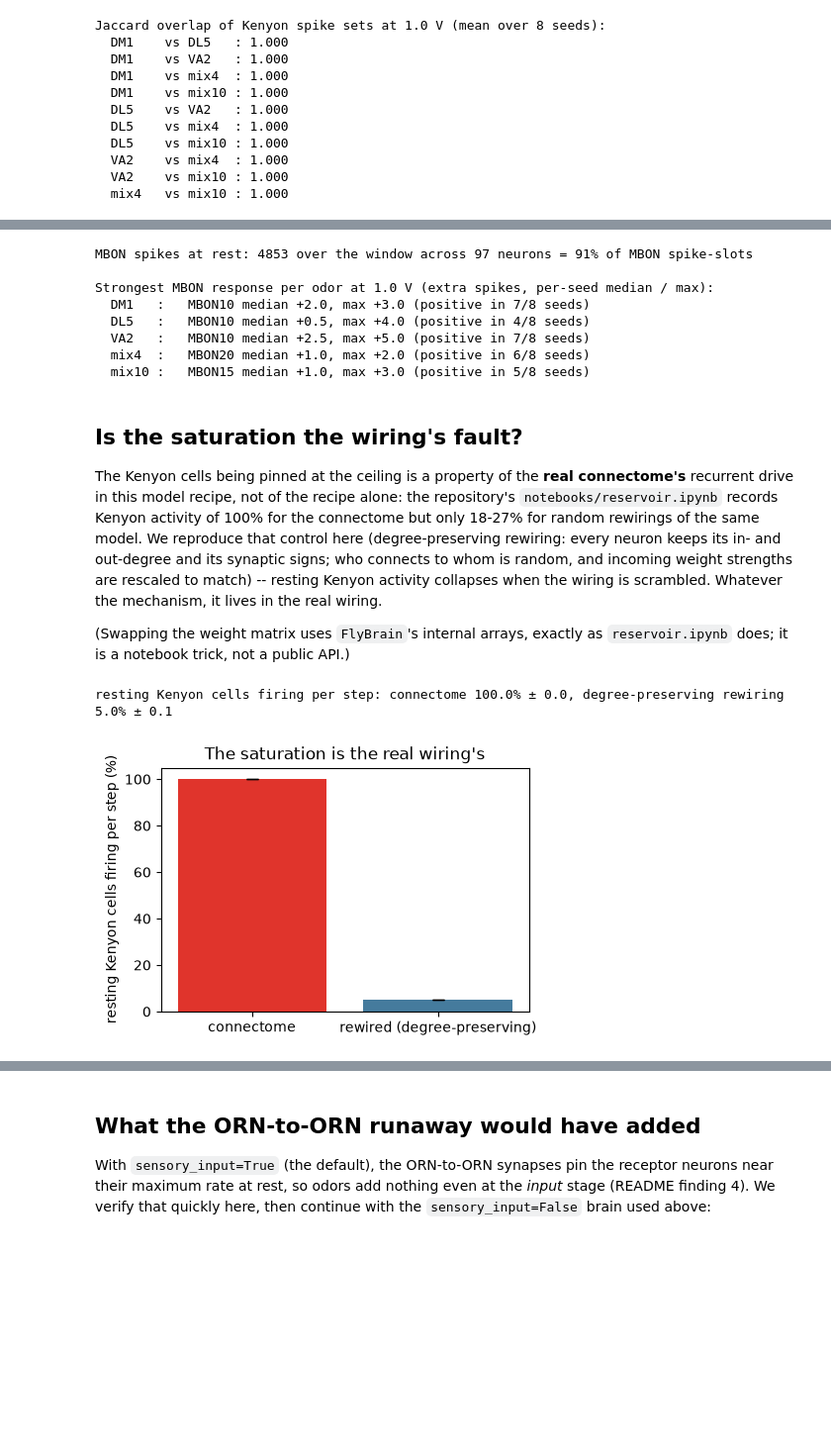
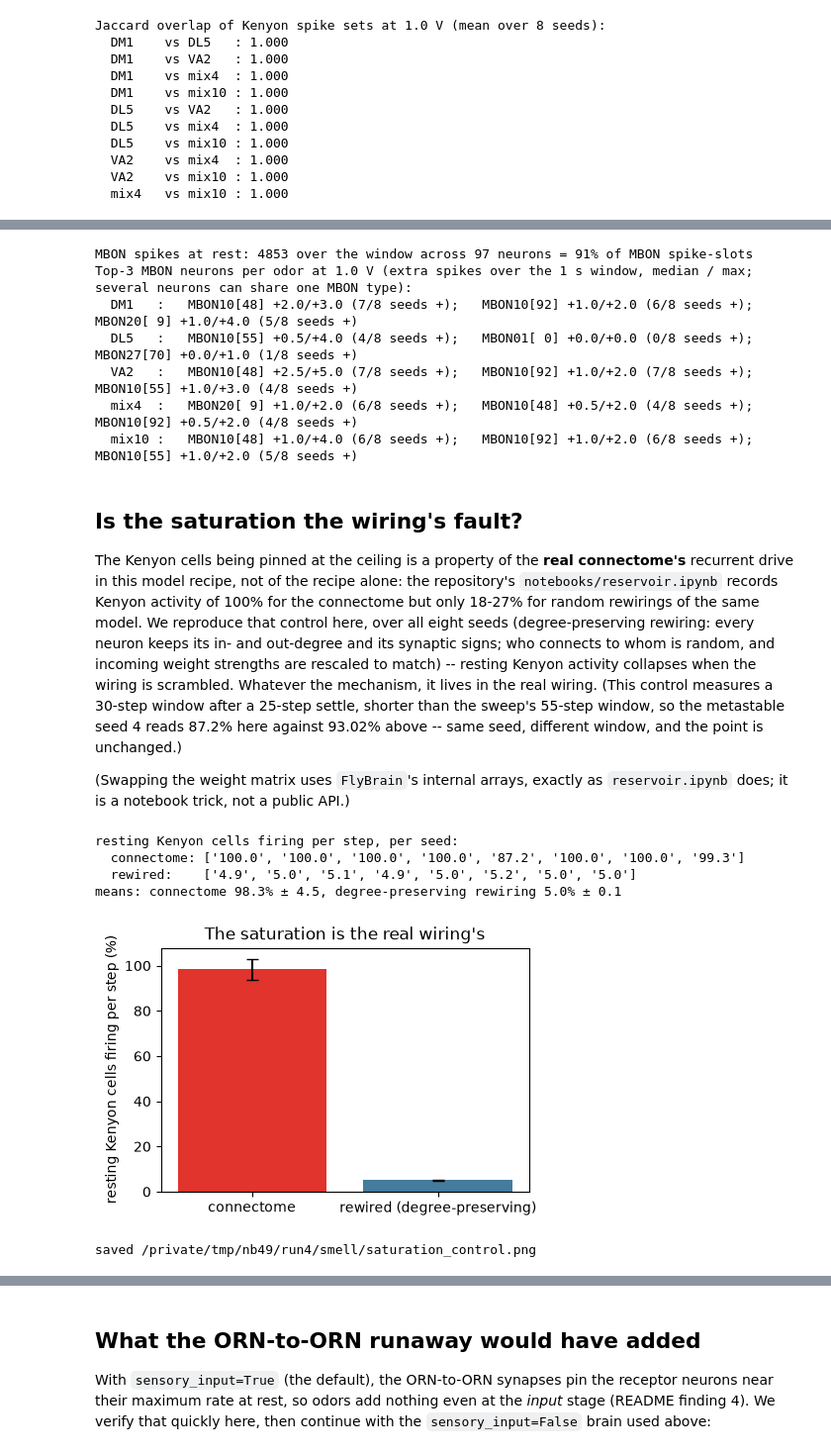
Before and after one commit to alextitonis/fly.ai, a Jupyter notebook: notebooks/smell.ipynb, the cells around one changed output, grey strips where cells are left out. Shown at 99% size. Drawn from its saved outputs; the diff is of its cells as text; code cells hidden in the pictures; blank space fills up the shorter version.

Commit message:
smell notebook: finer strength sweep, plots and tables saved to notebooks/smell/, tipping seed isolated, odor-on-rewired-brain control, exact per-seed ranges

```diff
--- a/notebooks/smell.ipynb
+++ b/notebooks/smell.ipynb
@@ -81,7 +97,7 @@ others = [t for t in orn_types if t not in ("ORN_DM1", "ORN_DL5", "ORN_VA2")]
 mix4 = [others[i] for i in rng.permutation(len(others))[:4]]
 mix10 = [others[i] for i in rng.permutation(len(others))[:10]]
 ODORS = {"DM1": ["ORN_DM1"], "DL5": ["ORN_DL5"], "VA2": ["ORN_VA2"], "mix4": mix4, "mix10": mix10}
-STRENGTHS = [0.1, 0.5, 1.0, 2.0]
+STRENGTHS = [0.1, 0.3, 0.5, 0.7, 1.0, 2.0, 4.0]   # fine steps across the PN rise (0.5-1.0)
 SEEDS = list(range(8))
 T, ON, TAIL = 100, (25, 75), 5          # odor on for 1 s; +5 steps of tail for propagation
 
@@ -174,6 +190,6 @@ for name, types in ODORS.items():
         for seed in SEEDS:
             res[name, a, seed] = trial(seed, idx, a, pn_of[name])
 for seed in SEEDS:
-    blank[seed] = trial(seed, np.empty(0, np.int64), 0.0)
+    blank[seed] = trial(seed, np.empty(0, np.int64), 0.0, pn_of["DM1"])   # blank also watches DM1's PNs
 print(f"{len(res) + len(blank)} runs in {(time.time() - t0) / 60:.1f} min")
 # %% [output]
@@ -247,10 +280,17 @@ is ~100% active before the odor arrives.
 # %%
 print(f"{'odor':6s} {'V/step':>6s} {'extra KC spikes, per seed':>34s} {'median':>7s} {'max':>6s}")
+kc_rows = []
 for name in ODORS:
     for a in STRENGTHS:
         extra = np.stack([res[name, a, s][1][kc] - blank[s][1][kc] for s in SEEDS])
         tot = extra.sum(1)
         print(f"{name:6s} {a:6.1f} {str(tot.tolist()):>34s} {np.median(tot):7.0f} {tot.max():6.0f}")
+        kc_rows.append([name, a] + tot.tolist() + [float(np.median(tot)), float(tot.max())])
+with open(OUT / "kc_extras.csv", "w", newline="") as f:
+    w = csv.writer(f)
+    w.writerow(["odor", "v_per_step"] + [f"seed{s}" for s in SEEDS] + ["median", "max"])
+    w.writerows(kc_rows)
+print("saved", OUT / "kc_extras.csv")
 # %% [output]
 odor   V/step          extra KC spikes, per seed  median    max
 DM1       0.1     [5, -2, 3, 13, 376, 6, -4, -1]       4    376
@@ -319,0 +367,15 @@ Jaccard overlap of Kenyon spike sets at 1.0 V (mean over 8 seeds):
+# %%
+best = max(((name, a, seed, res[name, a, seed][1][kc] - blank[seed][1][kc])
+             for name in ODORS for a in STRENGTHS for seed in SEEDS),
+            key=lambda r: r[3].sum())
+name, a, seed, extra = best
+frac_blank = rest[seed][0]["kc"].mean()
+frac_stim = res[name, a, seed][0]["kc"].mean()
+print(f"largest odor effect in the whole sweep: odor {name} at {a:.1f} V/step, seed {seed}")
+print(f"  that seed's blank run:   {100 * frac_blank:.2f}% of Kenyon cells fire per step")
+print(f"  that seed's odor run:    {100 * frac_stim:.2f}% of Kenyon cells fire per step")
+print(f"  extra spikes (odor - blank): {int(extra.sum())} across the 1 s window")
+print(f"  Kenyon cells gaining >= 1 spike: {(extra > 0).sum()} of {len(kc)} "
+      f"({100 * (extra > 0).mean():.1f}%)")
+print(f"  all other seeds, same condition: "
+      f"{[int((res[name, a, s][1][kc] - blank[s][1][kc]).sum()) for s in SEEDS if s != seed]}")
@@ -329,31 +400,36 @@ respond to an odor in tens of spikes per second, from a quiet baseline).
 blank_mbon = np.stack([blank[s][2][mbons] for s in SEEDS])
 print(f"MBON spikes at rest: {blank_mbon.sum(1).mean():.0f} over the window across {len(mbons)} "
       f"neurons = {100 * blank_mbon.sum(1).mean() / (len(mbons) * 55):.0f}% of MBON spike-slots")
-print("\nStrongest MBON response per odor at 1.0 V (extra spikes, per-seed median / max):")
+print("Top-3 MBON neurons per odor at 1.0 V (extra spikes over the 1 s window, median / max;")
+print("several neurons can share one MBON type):")
 for name in ODORS:
     extra = np.stack([res[name, 1.0, s][2][mbons] - blank[s][2][mbons] for s in SEEDS])
-    i = np.argmax(np.median(extra, 0))
-    print(f"  {name:6s}: {mbon_ct[i]:>8s} median {np.median(extra[:, i]):+.1f}, max {extra[:, i].max():+.1f} "
-          f"(positive in {(extra[:, i] > 0).sum()}/{len(SEEDS)} seeds)")
+    top = np.argsort(-np.median(extra, 0))[:3]
+    print(f"  {name:6s}: " + "; ".join(
+        f"{mbon_ct[i]:>8s}[{i:>2d}] {np.median(extra[:, i]):+.1f}/{extra[:, i].max():+.1f} "
+        f"({(extra[:, i] > 0).sum()}/{len(SEEDS)} seeds +)" for i in top))
 # %% [output]
 MBON spikes at rest: 4853 over the window across 97 neurons = 91% of MBON spike-slots
-
-Strongest MBON response per odor at 1.0 V (extra spikes, per-seed median / max):
-  DM1   :   MBON10 median +2.0, max +3.0 (positive in 7/8 seeds)
-  DL5   :   MBON10 median +0.5, max +4.0 (positive in 4/8 seeds)
-  VA2   :   MBON10 median +2.5, max +5.0 (positive in 7/8 seeds)
-  mix4  :   MBON20 median +1.0, max +2.0 (positive in 6/8 seeds)
-  mix10 :   MBON15 median +1.0, max +3.0 (positive in 5/8 seeds)
+Top-3 MBON neurons per odor at 1.0 V (extra spikes over the 1 s window, median / max;
+several neurons can share one MBON type):
+  DM1   :   MBON10[48] +2.0/+3.0 (7/8 seeds +);   MBON10[92] +1.0/+2.0 (6/8 seeds +);   MBON20[ 9] +1.0/+4.0 (5/8 seeds +)
+  DL5   :   MBON10[55] +0.5/+4.0 (4/8 seeds +);   MBON01[ 0] +0.0/+0.0 (0/8 seeds +);   MBON27[70] +0.0/+1.0 (1/8 seeds +)
+  VA2   :   MBON10[48] +2.5/+5.0 (7/8 seeds +);   MBON10[92] +1.0/+2.0 (7/8 seeds +);   MBON10[55] +1.0/+3.0 (4/8 seeds +)
+  mix4  :   MBON20[ 9] +1.0/+2.0 (6/8 seeds +);   MBON10[48] +0.5/+2.0 (4/8 seeds +);   MBON10[92] +0.5/+2.0 (4/8 seeds +)
+  mix10 :   MBON10[48] +1.0/+4.0 (6/8 seeds +);   MBON10[92] +1.0/+2.0 (6/8 seeds +);   MBON10[55] +1.0/+2.0 (5/8 seeds +)
 # %% [markdown]
 ## Is the saturation the wiring's fault?
 
 The Kenyon cells being pinned at the ceiling is a property of the **real connectome's** recurrent
 drive in this model recipe, not of the recipe alone: the repository's `notebooks/reservoir.ipynb`
 records Kenyon activity of 100% for the connectome but only 18-27% for random rewirings of the
-same model. We reproduce that control here (degree-preserving rewiring: every neuron keeps its
+same model. We reproduce that control here, over all eight seeds (degree-preserving rewiring: every neuron keeps its
 in- and out-degree and its synaptic signs; who connects to whom is random, and incoming weight
 strengths are rescaled to match) -- resting Kenyon activity collapses when the wiring is
-scrambled. Whatever the mechanism, it lives in the real wiring.
+scrambled. Whatever the mechanism, it lives in the real wiring. (This control measures a
+30-step window after a 25-step settle, shorter than the sweep's 55-step window, so the
+metastable seed 4 reads 87.2% here against 93.02% above -- same seed, different window, and
+the point is unchanged.)
 
 (Swapping the weight matrix uses `FlyBrain`'s internal arrays, exactly as `reservoir.ipynb` does;
 it is a notebook trick, not a public API.)
@@ -387,36 +463,45 @@ def use_weights(W):
 
 
 def rest_kc_fraction(seeds, settle=25, steps=30):
     '''The same window the sweep uses: settle for 25 steps, then measure.'''
     fr = []
     for seed in seeds:
         brain.reset(seed)
         for _ in range(settle):
             brain.step()
         c = 0
         for _ in range(steps):
             fired = brain.step()
             c += (kc_slot[fired] >= 0).sum() if len(fired) else 0
         fr.append(c / (steps * len(kc)))
     return np.array(fr)
 
 
-frac_real = rest_kc_fraction(SEEDS[:4])
+frac_real = rest_kc_fraction(SEEDS)
 use_weights(shuffled)
-frac_shuffled = rest_kc_fraction(SEEDS[:4])
+frac_shuffled = rest_kc_fraction(SEEDS)
 use_weights(original)
-print(f"resting Kenyon cells firing per step: connectome {100 * frac_real.mean():.1f}% "
-      f"± {100 * frac_real.std(ddof=1):.1f}, degree-preserving rewiring {100 * frac_shuffled.mean():.1f}% "
+print("resting Kenyon cells firing per step, per seed:")
+print("  connectome:", [f"{100 * v:.1f}" for v in frac_real])
+print("  rewired:   ", [f"{100 * v:.1f}" for v in frac_shuffled])
+print(f"means: connectome {100 * frac_real.mean():.1f}% ± {100 * frac_real.std(ddof=1):.1f}, "
+      f"degree-preserving rewiring {100 * frac_shuffled.mean():.1f}% "
       f"± {100 * frac_shuffled.std(ddof=1):.1f}")
 
 fig, ax = plt.subplots(figsize=(4.8, 3.2))
 ax.bar([0, 1], [100 * frac_real.mean(), 100 * frac_shuffled.mean()],
        yerr=[100 * frac_real.std(ddof=1), 100 * frac_shuffled.std(ddof=1)], capsize=4,
        color=["#e0342c", "#457b9d"])
 ax.set_xticks([0, 1], ["connectome", "rewired (degree-preserving)"])
 ax.set_ylabel("resting Kenyon cells firing per step (%)")
 ax.set_title("The saturation is the real wiring's")
+plt.savefig(OUT / "saturation_control.png", dpi=150, bbox_inches="tight")
 plt.show()
+print("saved", OUT / "saturation_control.png")
 # %% [output]
-resting Kenyon cells firing per step: connectome 100.0% ± 0.0, degree-preserving rewiring 5.0% ± 0.1
+resting Kenyon cells firing per step, per seed:
+  connectome: ['100.0', '100.0', '100.0', '100.0', '87.2', '100.0', '100.0', '99.3']
+  rewired:    ['4.9', '5.0', '5.1', '4.9', '5.0', '5.2', '5.0', '5.0']
+means: connectome 98.3% ± 4.5, degree-preserving rewiring 5.0% ± 0.1
-[figure, old version]
+[figure, new version]
+saved /private/tmp/nb49/run4/smell/saturation_control.png
```
Also changed, not shown: parts of 16 cells of this notebook, 5 other files.
